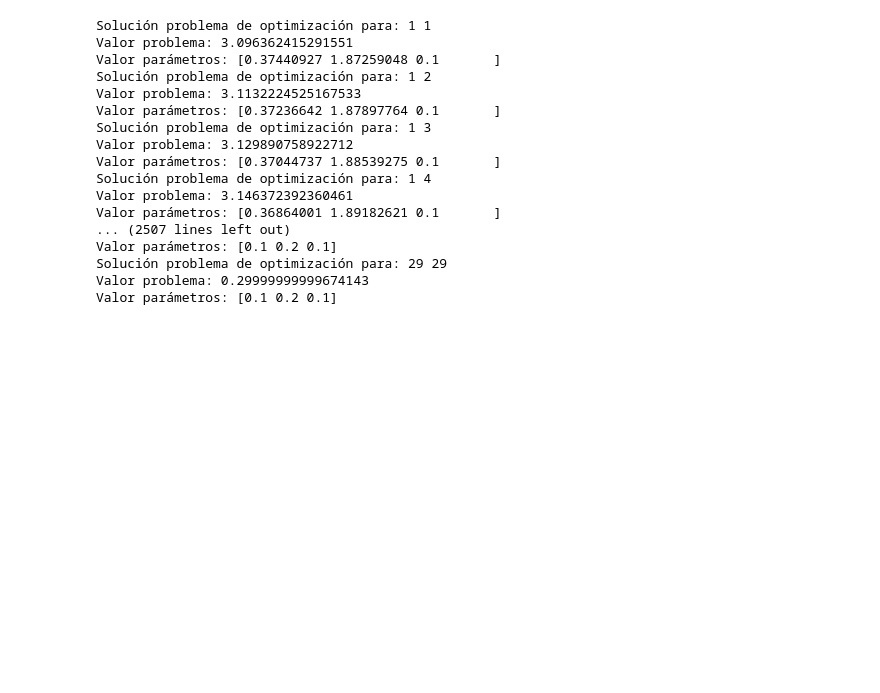
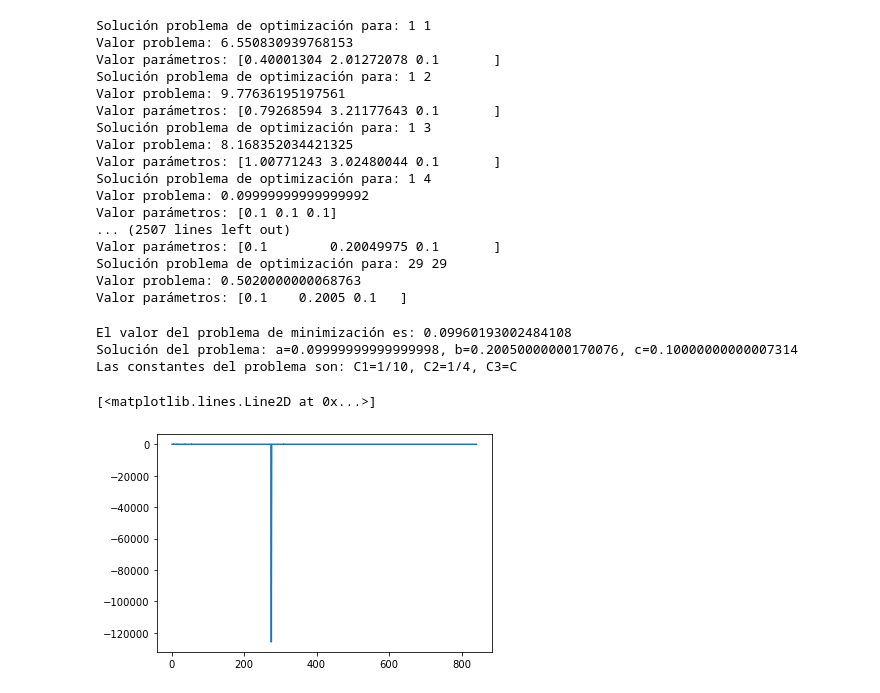
Before and after one commit to cloybar/kdv_optimizacion, a Jupyter notebook: Carleman estimates/test_all_values.ipynb, the cells around one changed output. Drawn from its saved outputs; the diff is of its cells as text; code cells hidden in the pictures; blank space fills up the shorter version.

```diff
--- a/Carleman estimates/test_all_values.ipynb
+++ b/Carleman estimates/test_all_values.ipynb
@@ -8,24 +9,24 @@ def objective(x):
     a=x[0]
     b=x[1]
     c=x[2]
-    return 2*b+c-2*a
+    return 4*b+c-4*a
 def constraint1(x):
     a=x[0]
     b=x[1]
     c=x[2]
-    return 14*a*(b-2*a)**4-1.5*(b**2)*(A**2)-1.5*(b+c-a)*a*b*(A**2)-1.5*a*(b**2)*B*C-0.75*(b+c-a)*(A**4)-0.125*b*(A**2)*B*C
+    return 14*a*(b-2*a)**4-1.5*(b**2)*(A**2)-1.5*(b+c-a)*a*b*(A**2)-1.5*a*(b**2)*(B**2)-0.75*(b+c-a)*(A**4)-0.125*b*(A**2)*(B**2)
 def constraint2(x):
     a=x[0]
     b=x[1]
     c=x[2]
-    return 6*a*(b-2*a)**2-1.5*b*(A**2)-0.75*a*B*C
+    return 6*a*(b-2*a)**2-1.5*b*(A**2)-0.75*a*(B**2)
 def constraint3(x):
     a=x[0]
     b=x[1]
     c=x[2]
-    return 4*a*(b-2*a)**3-0.25*(b+c-a)*(A**2)-2*(b-2*a)*B*C
+    return 4*a*(b-2*a)**3-0.25*(b+c-a)*(A**2)-3*(a**2)/((b-2*a)*C)-2*(b-2*a)*(B**2)
 def constraint4(x):
-    return x[1]-2*x[0]
+    return x[1]-2*x[0]-0.0005
 # %%
 x0=[1, 3, 1]
 
@@ -37,38 +38,57 @@ con3={'type':'ineq', 'fun': constraint3}
 con4={'type':'ineq', 'fun': constraint4}
 cons=[con1, con2, con3, con4]
 # %%
-C=0.1
+C=100000
 lista=range(1, 30)
 val_opt=100
 sol_opt=[0, 0, 0]
 C1=0
 C2=0
+i=1
+x_axis=[]
+y_axis=[]
 for A in lista:
     for B in lista:
         sol=minimize(objective, x0, method='SLSQP', bounds=bnds, constraints=cons)
         print("Solución problema de optimización para:", A, B)
         print("Valor problema:", sol.fun)
         print("Valor parámetros:", sol.x)
-        if sol.fun<val_opt:
+        x_axis.append(i)
+        y_axis.append(sol.fun)
+        if sol.fun<val_opt and sol.fun>0:
             val_opt=sol.fun
             sol_opt=sol.x
             C1=A
             C2=B
+        i=i+1
 # %% [output]
 Solución problema de optimización para: 1 1
-Valor problema: 3.096362415291551
-Valor parámetros: [0.37440927 1.87259048 0.1       ]
+Valor problema: 6.550830939768153
+Valor parámetros: [0.40001304 2.01272078 0.1       ]
 Solución problema de optimización para: 1 2
-Valor problema: 3.1132224525167533
-Valor parámetros: [0.37236642 1.87897764 0.1       ]
+Valor problema: 9.77636195197561
+Valor parámetros: [0.79268594 3.21177643 0.1       ]
 Solución problema de optimización para: 1 3
-Valor problema: 3.129890758922712
-Valor parámetros: [0.37044737 1.88539275 0.1       ]
+Valor problema: 8.168352034421325
+Valor parámetros: [1.00771243 3.02480044 0.1       ]
 Solución problema de optimización para: 1 4
-Valor problema: 3.146372392360461
-Valor parámetros: [0.36864001 1.89182621 0.1       ]
+Valor problema: 0.09999999999999992
+Valor parámetros: [0.1 0.1 0.1]
 ... (2507 lines left out)
-Valor parámetros: [0.1 0.2 0.1]
+Valor parámetros: [0.1        0.20049975 0.1       ]
 Solución problema de optimización para: 29 29
-Valor problema: 0.29999999999674143
-Valor parámetros: [0.1 0.2 0.1]
+Valor problema: 0.5020000000068763
+Valor parámetros: [0.1    0.2005 0.1   ]
+# %%
+print("El valor del problema de minimización es:", val_opt)
+print("Solución del problema: a=%s, b=%s, c=%s" %tuple(sol.x))
+print("Las constantes del problema son: C1=1/%s, C2=1/%s, C3=C" %(C1, C2))
+# %% [output]
+El valor del problema de minimización es: 0.09960193002484108
+Solución del problema: a=0.09999999999999998, b=0.20050000000170076, c=0.10000000000007314
+Las constantes del problema son: C1=1/10, C2=1/4, C3=C
+# %%
+plt.plot(x_axis, y_axis)
+# %% [output]
+[<matplotlib.lines.Line2D at 0x...>]
+[figure, added]
```
Also changed, not shown: parts of 1 cell of this notebook, 2 other files.
